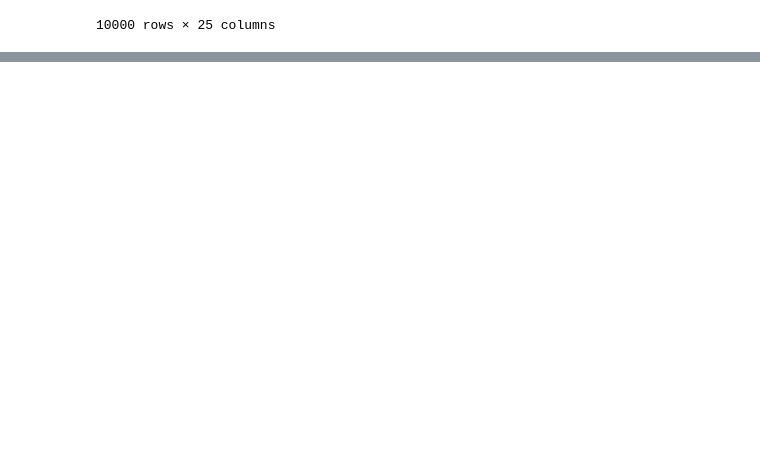
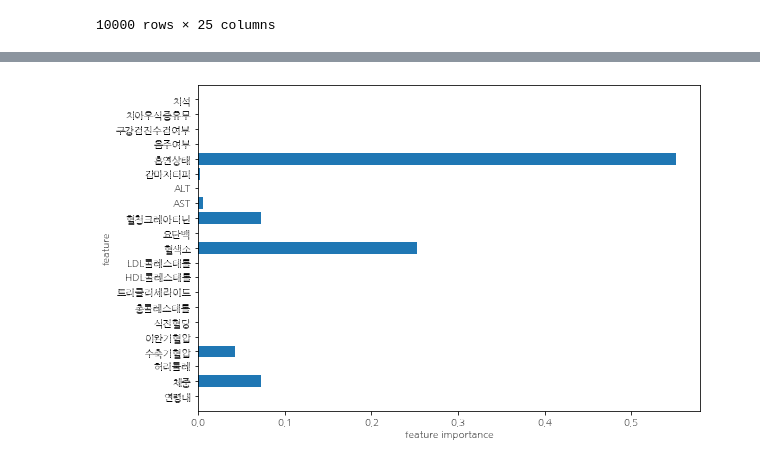
Before and after one commit to Park-kxng/parkgy29, a Jupyter notebook: 분류_2013075 박근영.ipynb, the cells around one changed output, grey strips where cells are left out. Saved outputs shown, nothing was run; the diff lists cells and outputs as text; code cells hidden in the pictures; blank space fills up the shorter version.

```diff
--- a/분류_2013075 박근영.ipynb
+++ b/분류_2013075 박근영.ipynb
@@ -408,0 +262,3 @@ NameError: ignored
+# %%
+X = df_test2.drop(['가입자일련번호','시도코드','성별코드','신장'],axis =1)
+X.head()
@@ -408,0 +272,4 @@ NameError: ignored
+# %%
+import numpy as np
+y = df_test2['성별코드']
+np.bincount(y)
@@ -409,20 +278,11 @@ NameError: ignored
 # %%
-from sklearn.tree import DecisionTreeClassifier
-from sklearn.model_selection import train_test_split
-
-X = df_test.iloc[:, 1:]  # 30개 변수
-#y = df_test.iloc[:, 0]   # target 변수 diagnosis
-y = df_test['성별코드']
-
-
-
 # 데이터셋을 학습(train)과 테스트(test) 세트로 분할
 # random_state : random 으로 분할시 사용되는 난수 seed 숫자
 #X_train, X_test, y_train, y_test = train_test_split(X, y, test_size = 0.25, stratify=y, random_state=42)
 
-X_train, X_test, y_train, y_test = train_test_split(X, y, test_size = 0.25, random_state=42)
+X_train, X_test, y_train, y_test = train_test_split(X, y, test_size = 0.3, random_state=1,stratify =y )
 
-tree = DecisionTreeClassifier(random_state=0)
+tree = DecisionTreeClassifier(criterion = 'gini',max_depth=None,random_state=1)
 tree.fit(X_train, y_train)
 print("학습용 데이터 정확도: {:.3f}".format(tree.score(X_train, y_train)))
 print("시험용 데이터 정확도: {:.3f}".format(tree.score(X_test, y_test)))
@@ -463,0 +328,15 @@ print("변수의 중요도:\n", result)
+# %%
+import numpy as np
+
+def plot_feature_importances_wisc(model):
+    plt.rcParams["figure.figsize"] = (9,6)
+    n_features = len(X.columns.tolist())
+    plt.barh(np.arange(n_features), model.feature_importances_, align='center')
+    plt.yticks(np.arange(n_features),X.columns.tolist())
+    plt.xlabel("feature importance")
+    plt.ylabel("feature")
+    plt.ylim(-1, n_features) #Y 축 범위 지정
+
+plot_feature_importances_wisc(tree)
+# %% [output]
+[figure, added]
```
Also changed, not shown: parts of 55 cells of this notebook.
